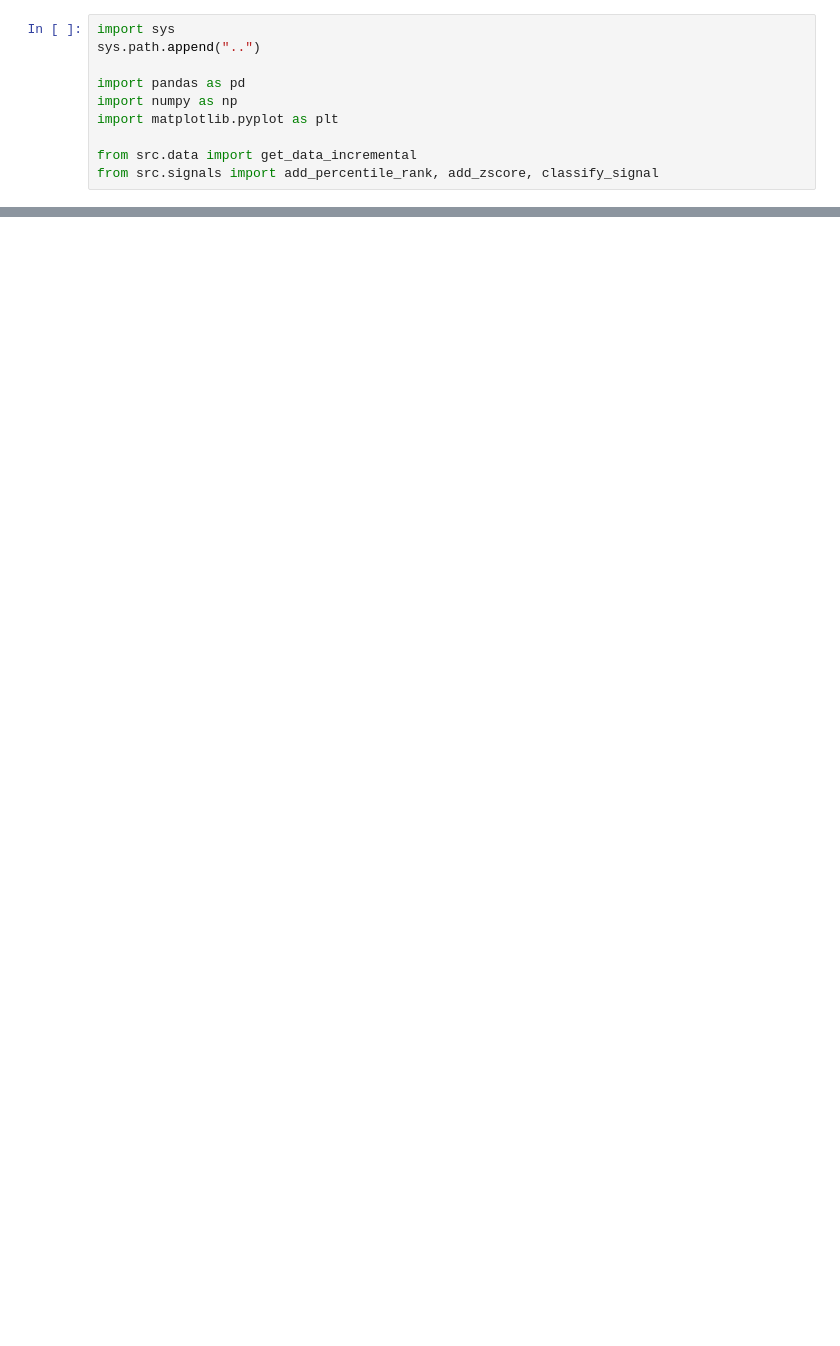
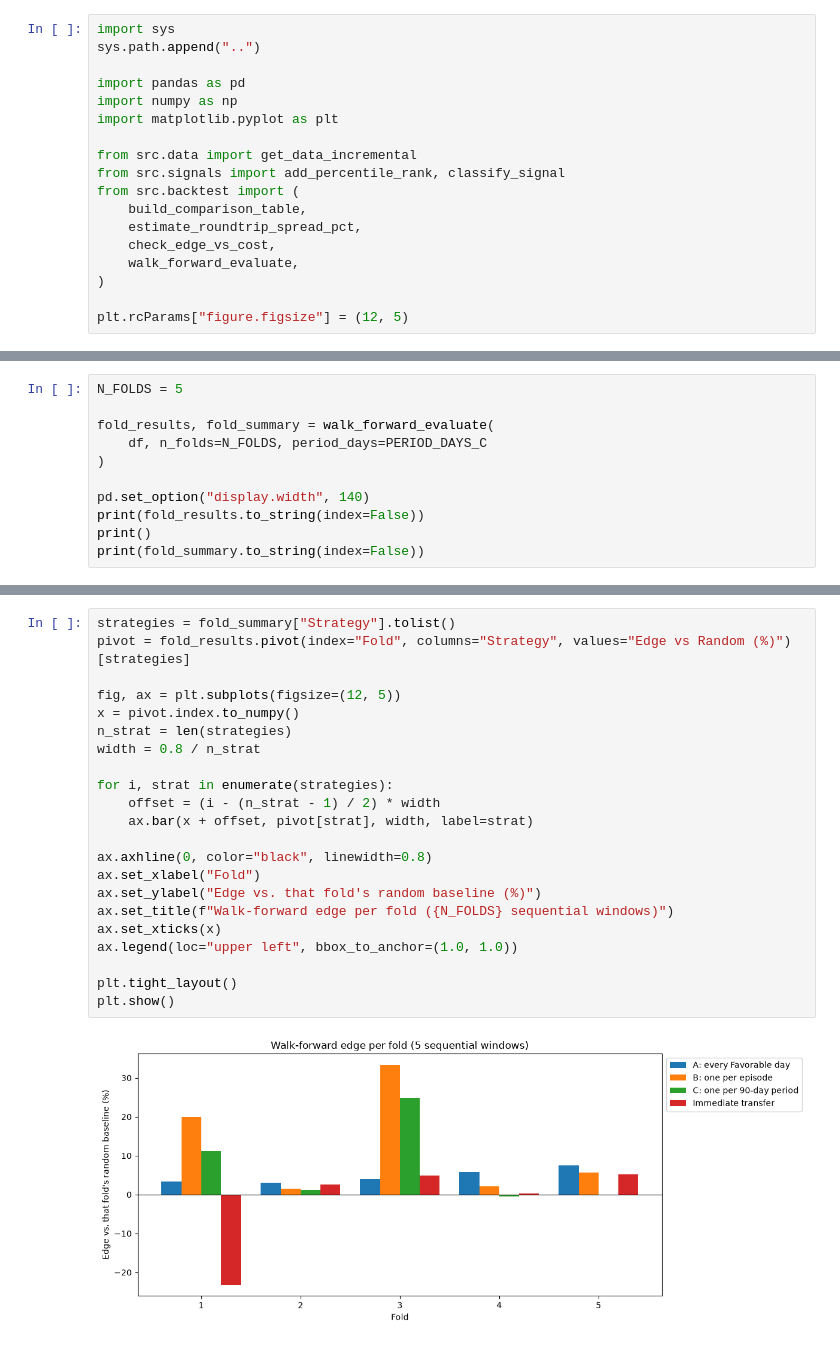
Before and after one commit to jasons321/forex-gb-idr, a Jupyter notebook: notebooks/03_backtest_rule_signal.ipynb, the cells around one changed output, grey strips where cells are left out. Drawn from its saved outputs; the diff is of its cells as text; blank space fills up the shorter version.

```diff
--- a/notebooks/03_backtest_rule_signal.ipynb
+++ b/notebooks/03_backtest_rule_signal.ipynb
@@ -7,4 +16,12 @@ import numpy as np
 import matplotlib.pyplot as plt
 
 from src.data import get_data_incremental
-from src.signals import add_percentile_rank, add_zscore, classify_signal
+from src.signals import add_percentile_rank, classify_signal
+from src.backtest import (
+    build_comparison_table,
+    estimate_roundtrip_spread_pct,
+    check_edge_vs_cost,
+    walk_forward_evaluate,
+)
+
+plt.rcParams["figure.figsize"] = (12, 5)
@@ -103,0 +106,11 @@ Does each strategy's edge survive this cost estimate?
+# %%
+N_FOLDS = 5
+
+fold_results, fold_summary = walk_forward_evaluate(
+    df, n_folds=N_FOLDS, period_days=PERIOD_DAYS_C
+)
+
+pd.set_option("display.width", 140)
+print(fold_results.to_string(index=False))
+print()
+print(fold_summary.to_string(index=False))
@@ -103,0 +135,24 @@ Does each strategy's edge survive this cost estimate?
+# %%
+strategies = fold_summary["Strategy"].tolist()
+pivot = fold_results.pivot(index="Fold", columns="Strategy", values="Edge vs Random (%)")[strategies]
+
+fig, ax = plt.subplots(figsize=(12, 5))
+x = pivot.index.to_numpy()
+n_strat = len(strategies)
+width = 0.8 / n_strat
+
+for i, strat in enumerate(strategies):
+    offset = (i - (n_strat - 1) / 2) * width
+    ax.bar(x + offset, pivot[strat], width, label=strat)
+
+ax.axhline(0, color="black", linewidth=0.8)
+ax.set_xlabel("Fold")
+ax.set_ylabel("Edge vs. that fold's random baseline (%)")
+ax.set_title(f"Walk-forward edge per fold ({N_FOLDS} sequential windows)")
+ax.set_xticks(x)
+ax.legend(loc="upper left", bbox_to_anchor=(1.0, 1.0))
+
+plt.tight_layout()
+plt.show()
+# %% [output]
+[figure, added]
```
Also changed, not shown: parts of 11 cells of this notebook, 1 other file.
